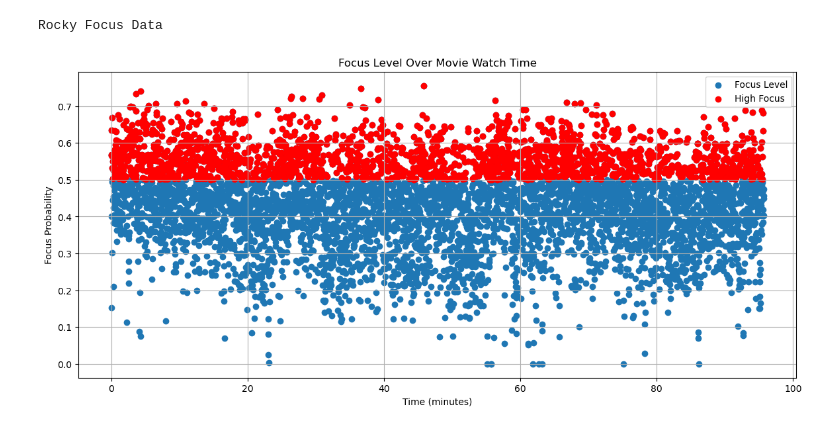
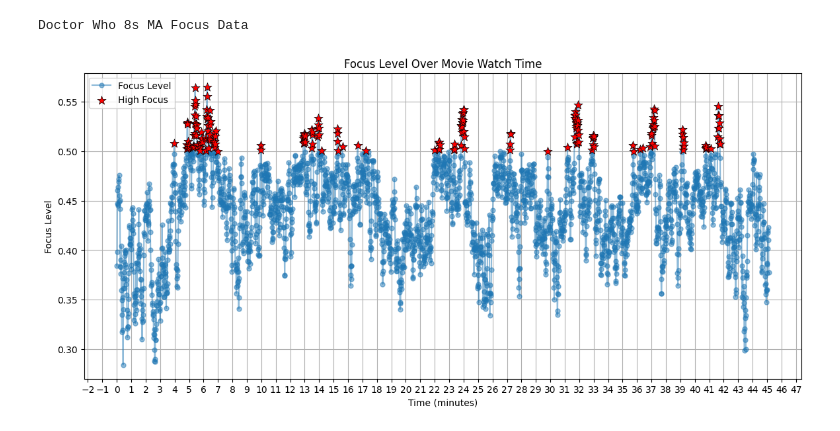
Before and after one commit to Imagine-Software-Club/PRJ-JG8NG-Neurosity, a Jupyter notebook: FocusData.ipynb, the cells around one changed output. Cells and saved outputs as stored; diff of their text form; code cells hidden in the pictures.

```diff
--- a/FocusData.ipynb
+++ b/FocusData.ipynb
@@ -46,6 +60,8 @@ Murder on the Orient Express Focus Data
-# %%
-print('Rocky Focus Data')
-plot_graph(rocky_df)
-# %% [output]
-Rocky Focus Data
-[figure, removed]
+# %%
+dw_df_smooth = dw_df.copy(deep=True)
+dw_df_smooth['probability'] = dw_df_smooth['probability'].rolling('8s').mean()
+print('Doctor Who 8s MA Focus Data')
+plot_graph(dw_df_smooth)
+# %% [output]
+Doctor Who 8s MA Focus Data
+[figure, added]
```
Also changed, not shown: parts of 8 cells of this notebook.
